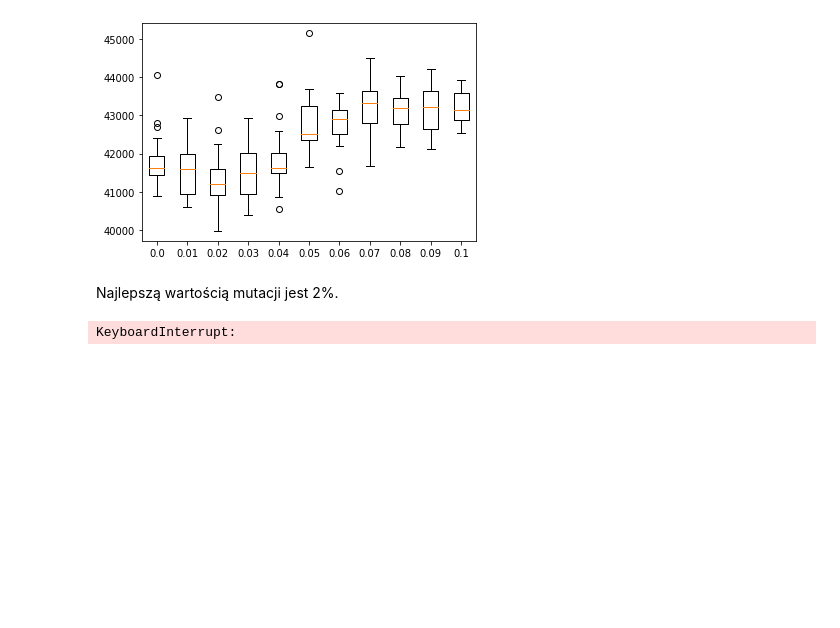
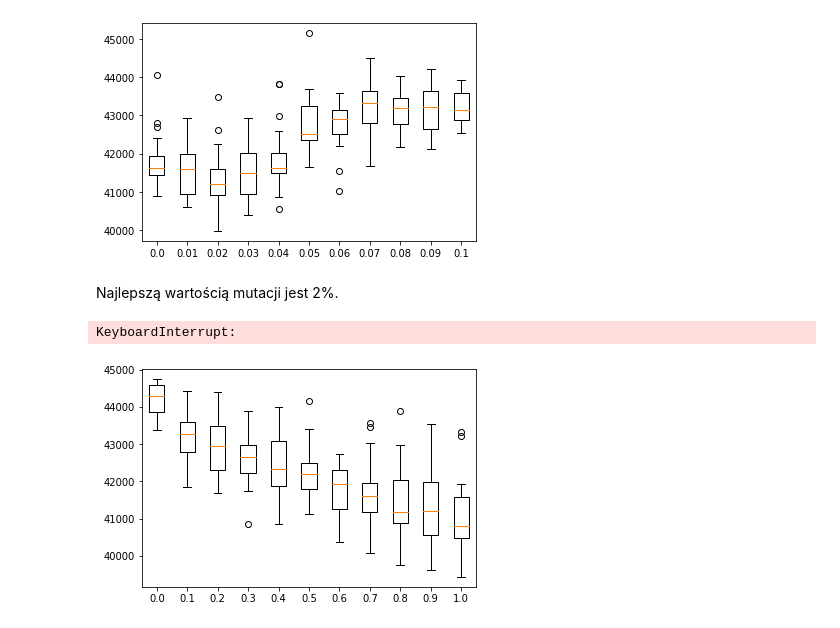
Before and after one commit to kowusek/POP_Evolutionary_algorithm, a Jupyter notebook: Documentation.ipynb, the cells around one changed output. Saved outputs shown, nothing was run; the diff lists cells and outputs as text; code cells hidden in the pictures; blank space fills up the shorter version.

```diff
--- a/Documentation.ipynb
+++ b/Documentation.ipynb
@@ -80,9 +80,9 @@ modularity = 1
 pathCount = 0
 results = list()
 labels = list()
+values = [0.0, 0.01, 0.02, 0.03, 0.04, 0.05, 0.06, 0.07, 0.08, 0.09, 0.1]
 
-
-for mutationProb in np.arange(0, 0.11, 0.01):
+for mutationProb in values:
     moduleCount = list()
     labels.append(mutationProb)
     for iter in tqdm(range(20)):
@@ -91,7 +91,7 @@ for mutationProb in np.arange(0, 0.11, 0.01):
         moduleCount.append(result)
     results.append(moduleCount)
     display.clear_output()
-    plt.boxplot(results, labels= labels)
+    plt.boxplot(results, labels = labels)
     plt.show()
 # %% [output]
 [figure]
@@ -105,35 +105,39 @@ modularity = 1
 pathCount = 0
 results = list()
 labels = list()
+values = [0.0, 0.01, 0.02, 0.03, 0.04, 0.05, 0.06, 0.07, 0.08, 0.09, 0.1]
 
-for mutationProb in tqdm(np.arange(0, 0.11, 0.01)):
+for mutationProb in tqdm(values):
     labels.append(mutationProb)
     population = Population(popSize, pathCount)
     result = population.startEvolution(mutationProb, crossProb, iterCount, modularity)
     results.append(result - 35000)
     display.clear_output()
-    plt.bar(labels, height = results, width= 50, bottom = 35000)
+    plt.bar(labels, height = results, width = 50, bottom = 35000)
     plt.show()
 # %% [output]
 KeyboardInterrupt:
 # %%
 popSize = 200
 iterCount = 100
 mutationProb = 0.02
 modularity = 1
 pathCount = 0
 results = list()
 labels = list()
+values = [0.0, 0.1, 0.2, 0.3, 0.4, 0.5, 0.6, 0.7, 0.8, 0.9, 1.0]
 
 
-for crossProb in np.arange(0, 1.1, 0.1):
+for crossProb in values:
     moduleCount = list()
     labels.append(crossProb)
     for iter in tqdm(range(20)):
         population = Population(popSize, pathCount)
         result = population.startEvolution(mutationProb, crossProb, iterCount, modularity)
         moduleCount.append(result)
     results.append(moduleCount)
     display.clear_output()
-    plt.boxplot(results, labels= labels)
+    plt.boxplot(results, labels = labels)
     plt.show()
+# %% [output]
+[figure, added]
```
Also changed, not shown: parts of 5 cells of this notebook.
